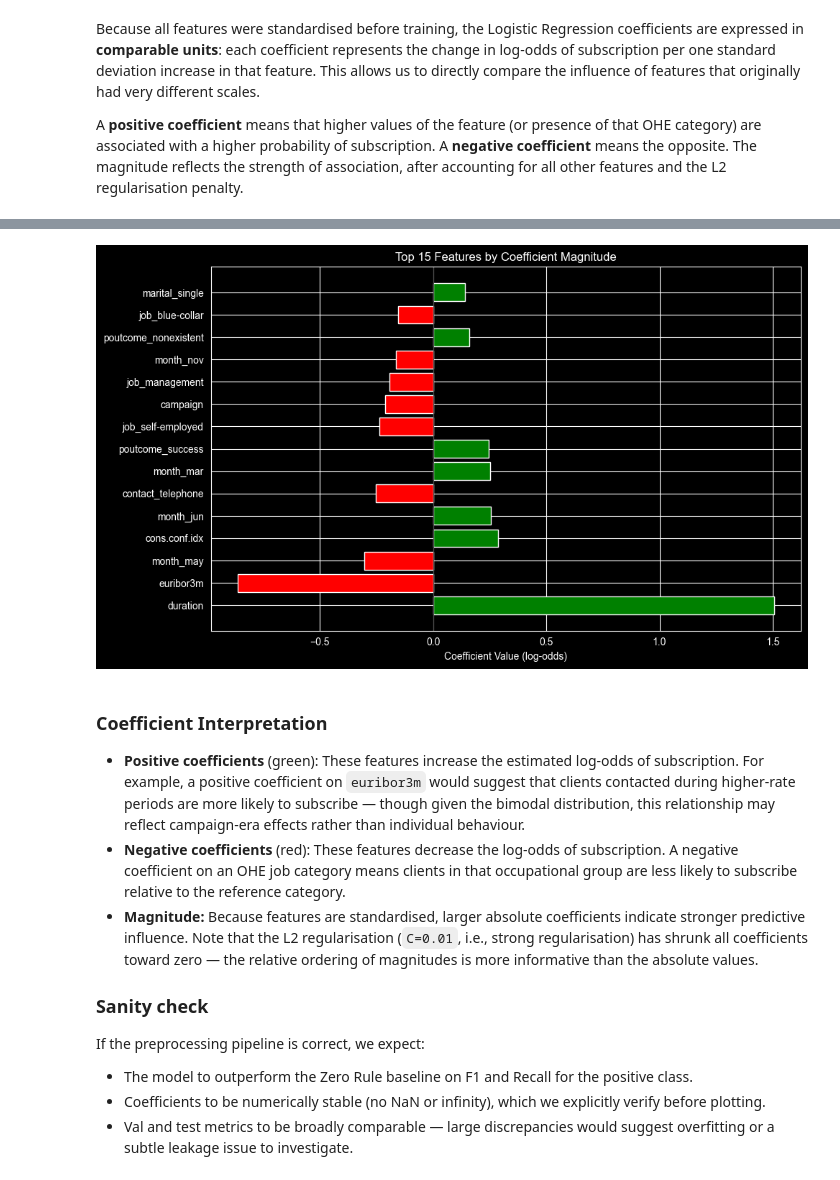
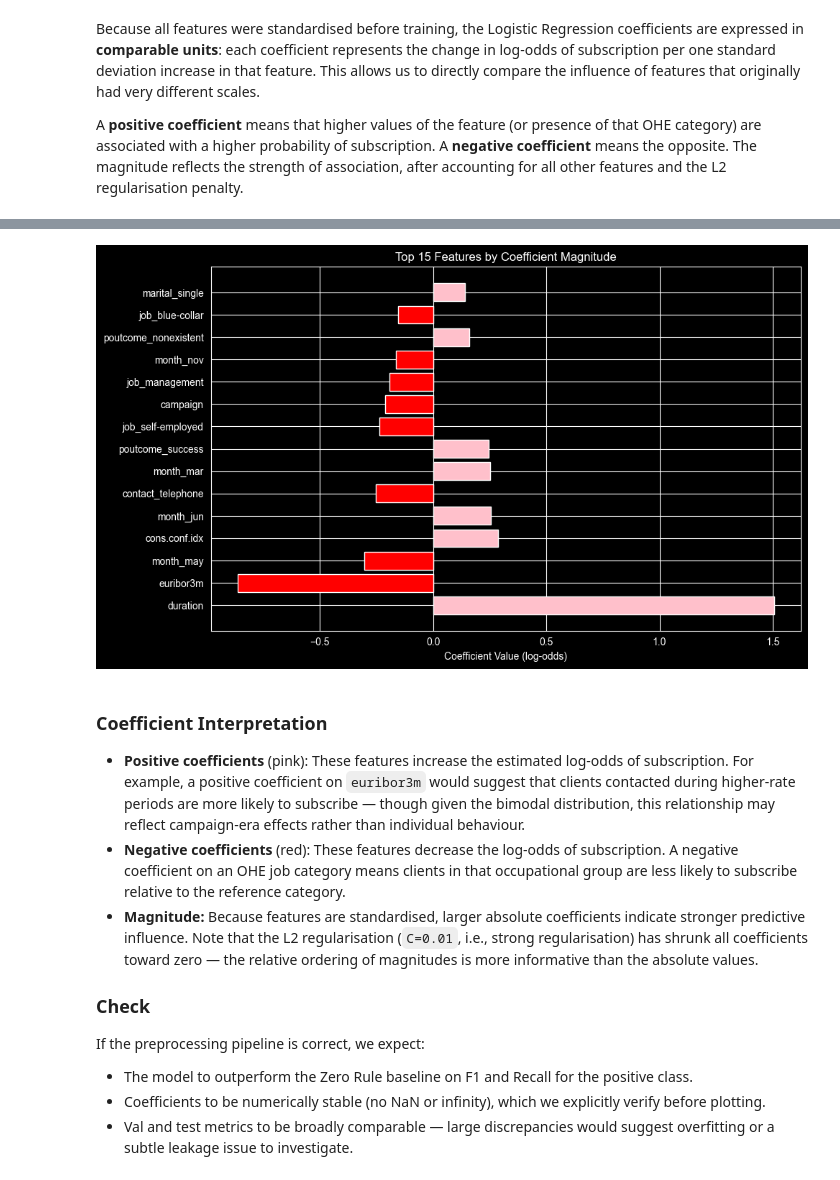
Before and after one commit to rmetchkarovaieu2024-bit/ML-fundamentals-2026, a Jupyter notebook: assignment_1_raya_metchkarova.ipynb, the cells around one changed output, grey strips where cells are left out. Saved outputs shown, nothing was run; the diff lists cells and outputs as text; code cells hidden in the pictures.

Commit message:
las minutes check

```diff
--- a/assignment_1_raya_metchkarova.ipynb
+++ b/assignment_1_raya_metchkarova.ipynb
@@ -730,28 +733,28 @@ Top 10 Most Influential Features (by absolute coefficient value):
 Intercept: -1.4518439817285909
 # %%
 # Visualize top coefficients
-top_n = 15
-top_coef = coef_df.head(top_n)
+top_f_n = 15
+top_coef = coef_df.head(top_f_n)
 
 plt.figure(figsize=(10, 6))
-colors = ['green' if x > 0 else 'red' for x in top_coef['Coefficient']]
+colors = ['pink' if x > 0 else 'red' for x in top_coef['Coefficient']]
 plt.barh(range(len(top_coef)), top_coef['Coefficient'], color=colors)
 plt.yticks(range(len(top_coef)), top_coef['Feature'])
 plt.xlabel('Coefficient Value (log-odds)')
-plt.title(f'Top {top_n} Features by Coefficient Magnitude')
-plt.axvline(x=0, color='black', linestyle='-', linewidth=0.5)
+plt.title(f'Top {top_f_n} Features by Coefficient Magnitude')
+plt.axvline(x=0, color='white', linestyle='-', linewidth=0.5)
 plt.tight_layout()
 plt.show()
 # %% [output]
-[figure, old version]
+[figure, new version]
 # %% [markdown]
 ### Coefficient Interpretation
 
-- **Positive coefficients** (green): These features increase the estimated log-odds of subscription. For example, a positive coefficient on `euribor3m` would suggest that clients contacted during higher-rate periods are more likely to subscribe — though given the bimodal distribution, this relationship may reflect campaign-era effects rather than individual behaviour.
+- **Positive coefficients** (pink): These features increase the estimated log-odds of subscription. For example, a positive coefficient on `euribor3m` would suggest that clients contacted during higher-rate periods are more likely to subscribe — though given the bimodal distribution, this relationship may reflect campaign-era effects rather than individual behaviour.
 - **Negative coefficients** (red): These features decrease the log-odds of subscription. A negative coefficient on an OHE job category means clients in that occupational group are less likely to subscribe relative to the reference category.
 - **Magnitude:** Because features are standardised, larger absolute coefficients indicate stronger predictive influence. Note that the L2 regularisation (`C=0.01`, i.e., strong regularisation) has shrunk all coefficients toward zero — the relative ordering of magnitudes is more informative than the absolute values.
 
-### Sanity check
+### Check
 
 If the preprocessing pipeline is correct, we expect:
 - The model to outperform the Zero Rule baseline on F1 and Recall for the positive class.
```
Also changed, not shown: parts of 5 cells of this notebook.
